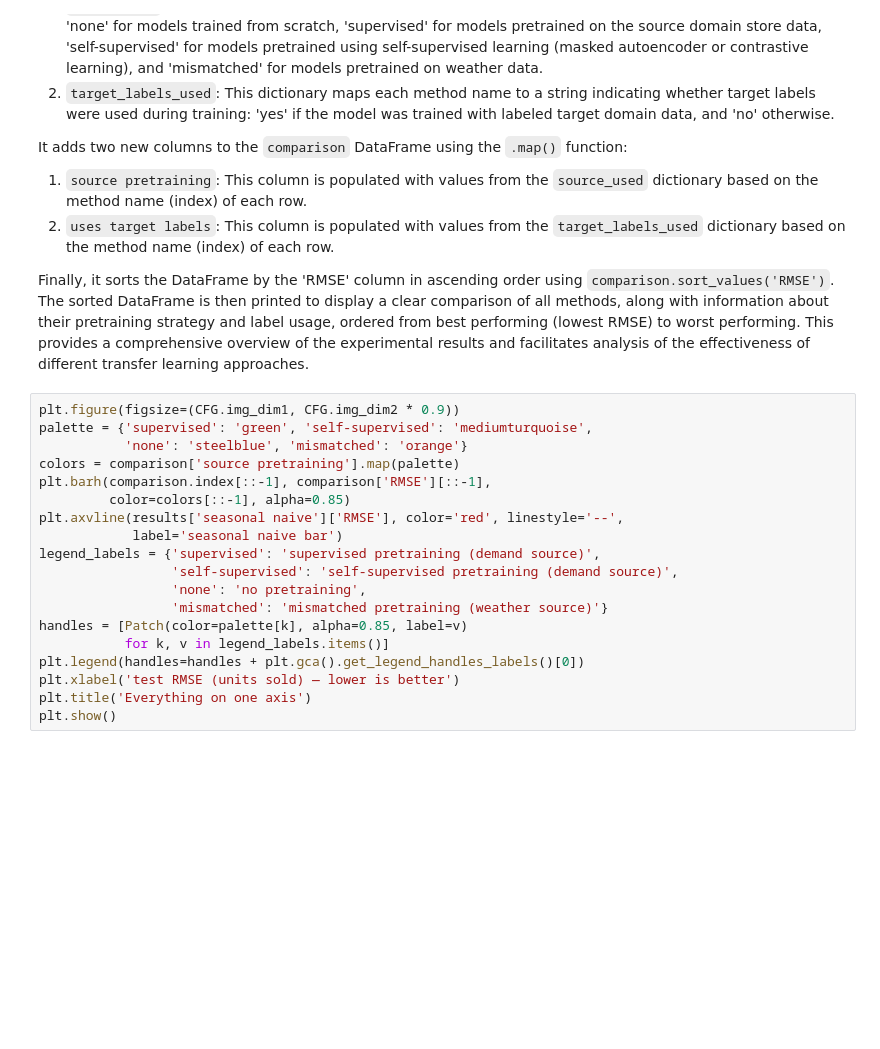
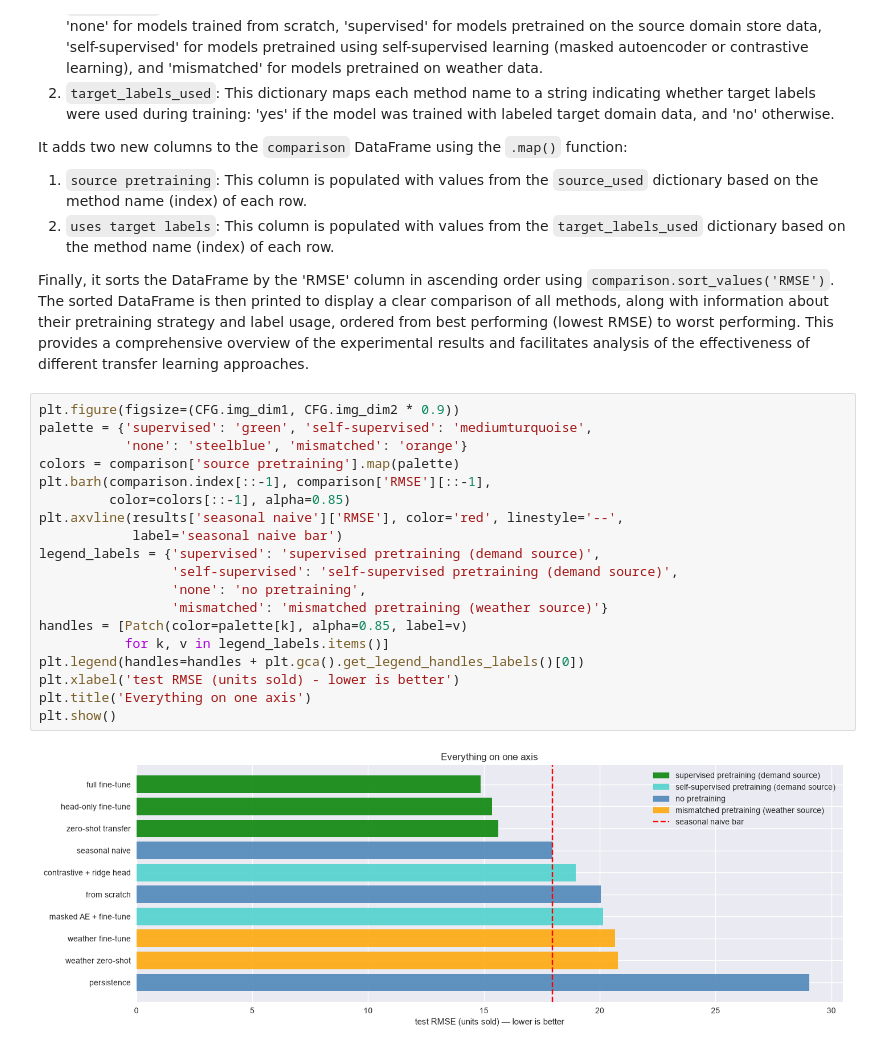
Before and after one commit to tng-konrad/time-series-with-Konrad, a Jupyter notebook: m12-transfer-learning.ipynb, the cells around one changed output. Saved outputs shown, nothing was run; the diff lists cells and outputs as text; blank space fills up the shorter version.

```diff
--- a/m12-transfer-learning.ipynb
+++ b/m12-transfer-learning.ipynb
@@ -1031,22 +1140,24 @@ Finally, it sorts the DataFrame by the 'RMSE' column in ascending order using `c
 # %%
 plt.figure(figsize=(CFG.img_dim1, CFG.img_dim2 * 0.9))
 palette = {'supervised': 'green', 'self-supervised': 'mediumturquoise',
            'none': 'steelblue', 'mismatched': 'orange'}
 colors = comparison['source pretraining'].map(palette)
 plt.barh(comparison.index[::-1], comparison['RMSE'][::-1],
          color=colors[::-1], alpha=0.85)
 plt.axvline(results['seasonal naive']['RMSE'], color='red', linestyle='--',
             label='seasonal naive bar')
 legend_labels = {'supervised': 'supervised pretraining (demand source)',
                  'self-supervised': 'self-supervised pretraining (demand source)',
                  'none': 'no pretraining',
                  'mismatched': 'mismatched pretraining (weather source)'}
 handles = [Patch(color=palette[k], alpha=0.85, label=v)
            for k, v in legend_labels.items()]
 plt.legend(handles=handles + plt.gca().get_legend_handles_labels()[0])
-plt.xlabel('test RMSE (units sold) — lower is better')
+plt.xlabel('test RMSE (units sold) - lower is better')
 plt.title('Everything on one axis')
 plt.show()
+# %% [output]
+[figure, added]
 # %% [markdown]
 This code generates a horizontal bar chart visualizing the performance of all forecasting methods, color-coded by their pretraining strategy and including a reference line for the seasonal naive baseline.
 
```
Also changed, not shown: parts of 20 cells of this notebook.
